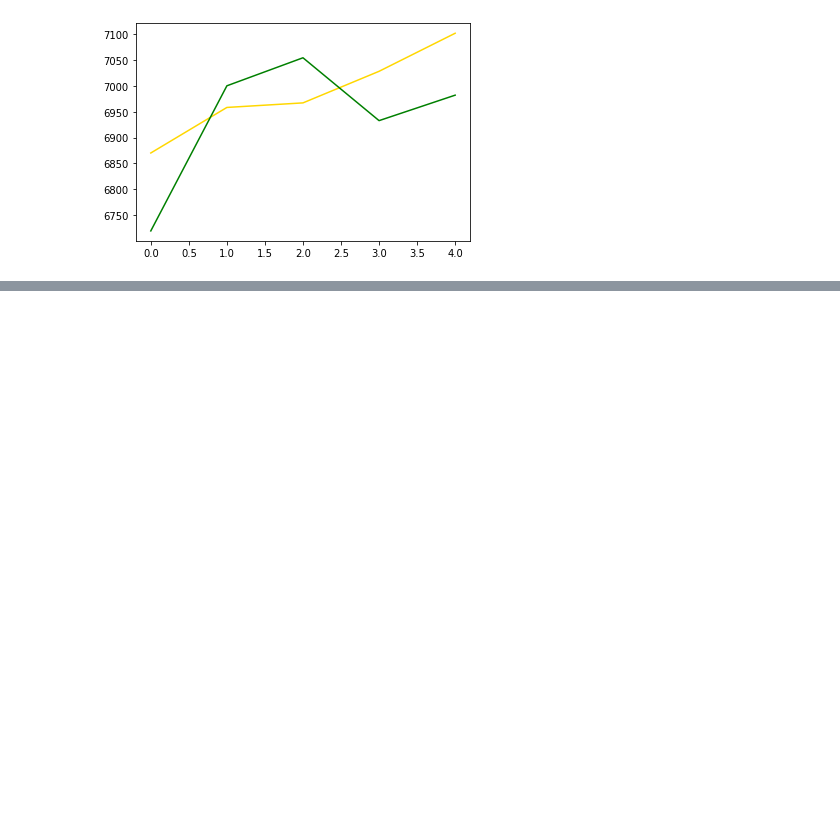
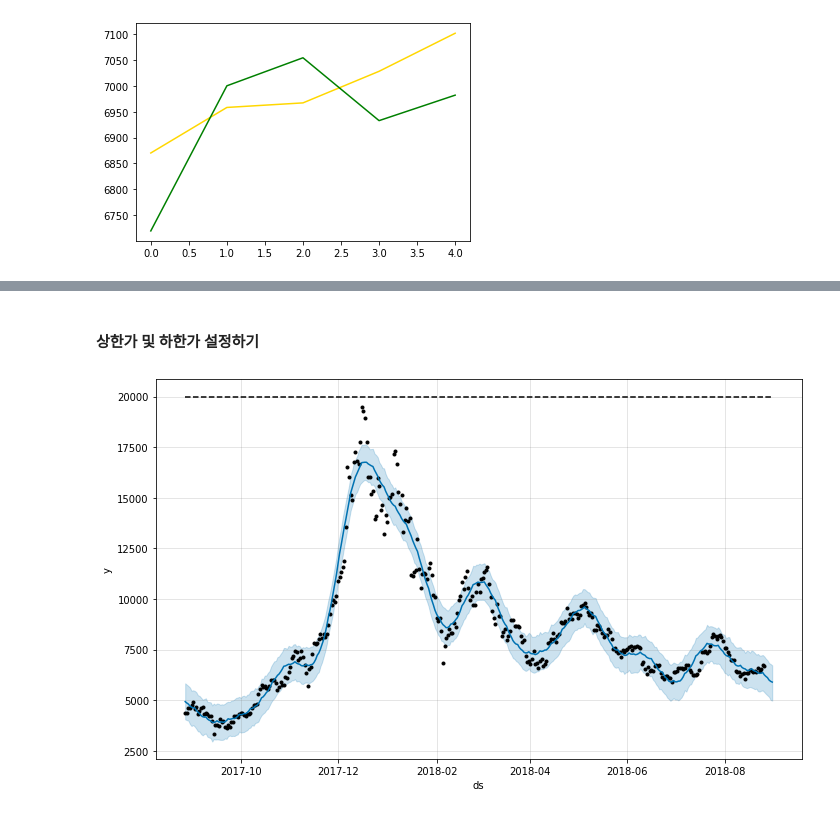
Before and after one commit to wntkdl94/python_data_analysis_study, a Jupyter notebook: bitcoin.ipynb, the cells around one changed output, grey strips where cells are left out. Drawn from its saved outputs; the diff is of its cells as text; code cells hidden in the pictures; blank space fills up the shorter version.

Commit message:
bitcoin

```diff
--- a/bitcoin.ipynb
+++ b/bitcoin.ipynb
@@ -353,0 +367,26 @@ NameError: name 'sqrt' is not defined
+# %% [markdown]
+#### 상한가 및 하한가 설정하기
+# %%
+bitcoin_df = pd.read_csv(file_path, names=['ds', 'y'])
+
+# 상한가를 설정합니다.
+bitcoin_df['cap'] = 20000
+
+# 상한가 적응을 위한 파라미터를 다음과 같이 설정합니다.
+prophet = Prophet(seasonality_mode='multiplicative',
+                 growth='logistic',
+                 yearly_seasonality=True,
+                 weekly_seasonality=True, daily_seasonality=True,
+                 changepoint_prior_scale=0.5)
+prophet.fit(bitcoin_df)
+
+# 5일을 내다보며 예측합니다.
+future_data = prophet.make_future_dataframe(periods=5, freq='d')
+
+# 상한가를 설정합니다.
+future_data['cap'] = 20000
+forecast_data = prophet.predict(future_data)
+
+fig = prophet.plot(forecast_data)
+# %% [output]
+[figure, added]
```
Also changed, not shown: parts of 19 cells of this notebook.
